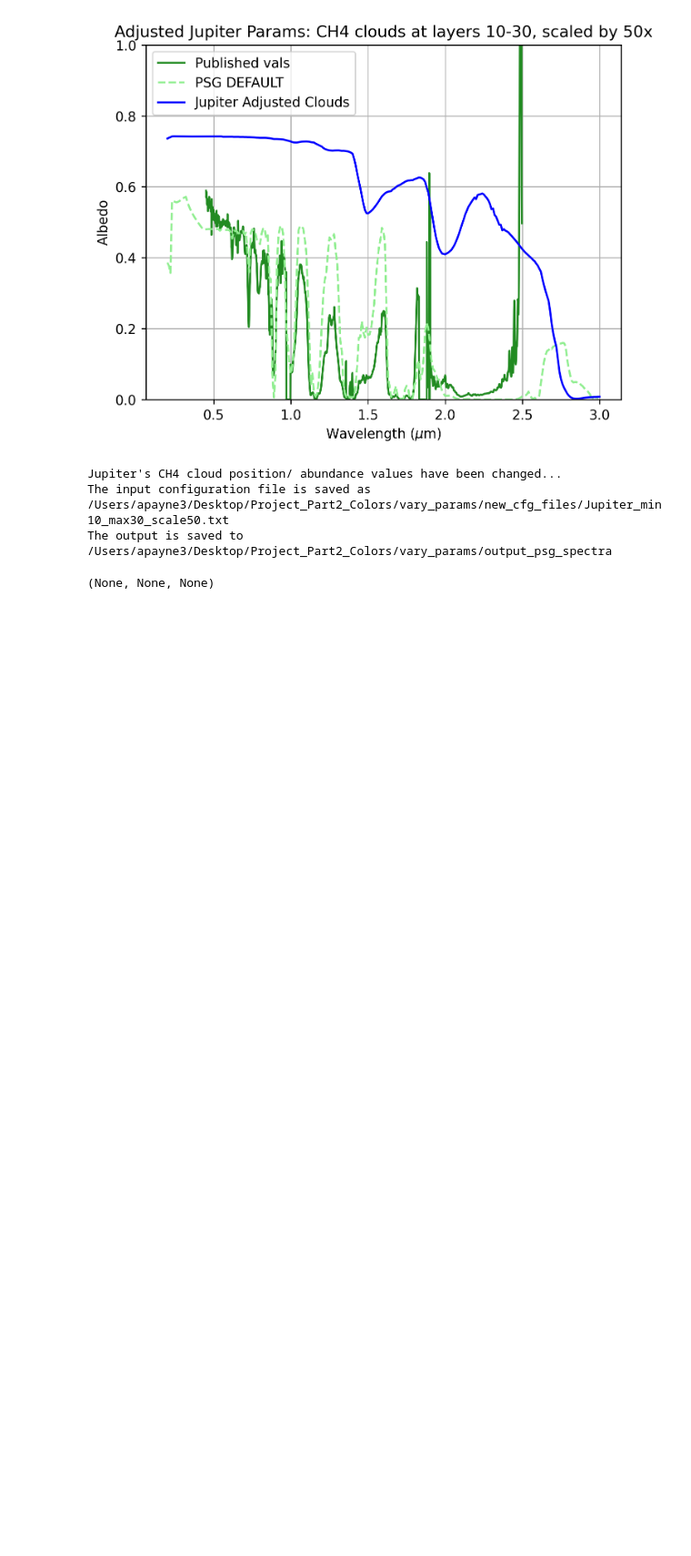
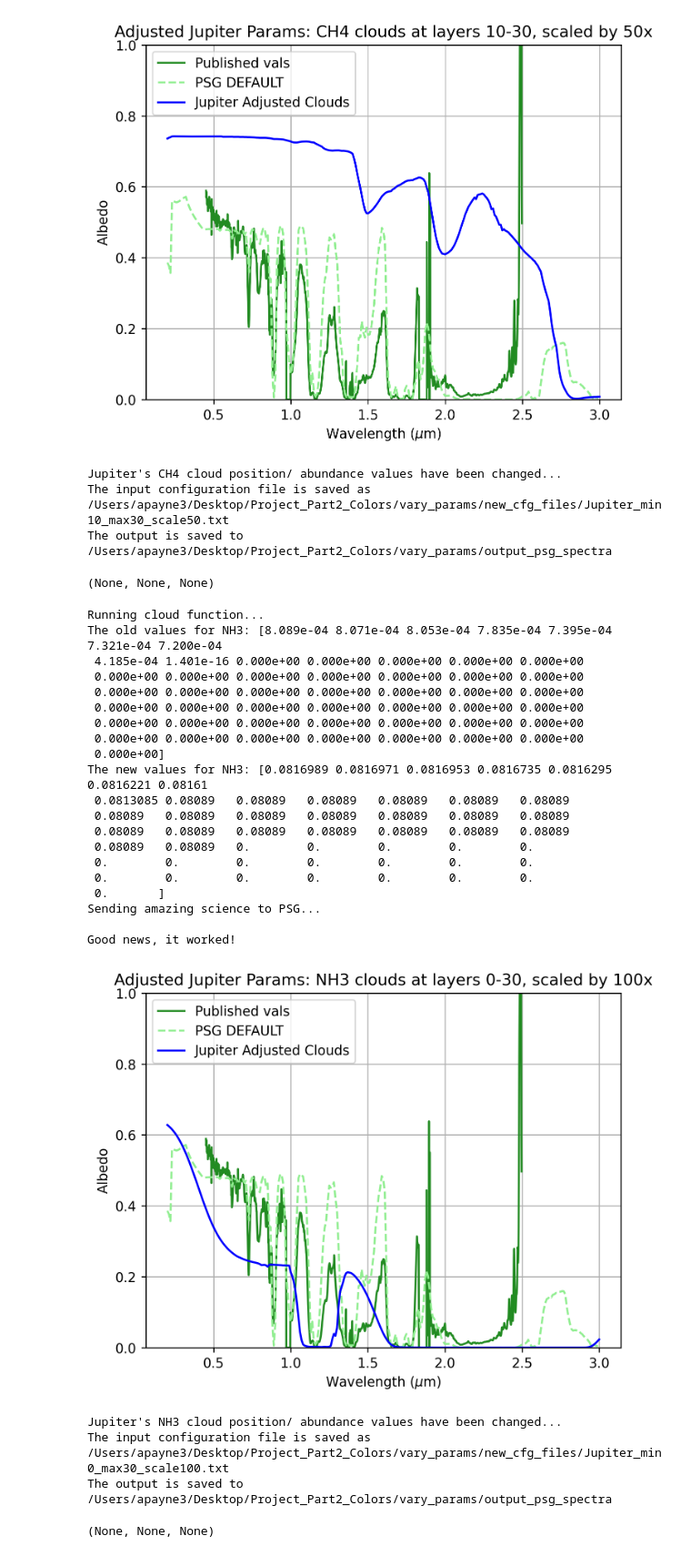
Before and after one commit to allypayne/SolarSystemSpectra, a Jupyter notebook: SpectrumTest.ipynb, the cells around one changed output. Shown at 91% size. Cells and saved outputs as stored; diff of their text form; code cells hidden in the pictures; blank space fills up the shorter version.

```diff
--- a/SpectrumTest.ipynb
+++ b/SpectrumTest.ipynb
@@ -118,3 +144,31 @@ Jupiter's CH4 cloud position/ abundance values have been changed...
 The input configuration file is saved as /Users/apayne3/Desktop/Project_Part2_Colors/vary_params/new_cfg_files/Jupiter_min10_max30_scale50.txt
 The output is saved to /Users/apayne3/Desktop/Project_Part2_Colors/vary_params/output_psg_spectra
 (None, None, None)
+# %%
+psg.change_cloud_height_psgspectrum(absorber='NH3', scale_abun=100, min_level=0, max_level=30)
+# %% [output]
+Running cloud function...
+The old values for NH3: [8.089e-04 8.071e-04 8.053e-04 7.835e-04 7.395e-04 7.321e-04 7.200e-04
+ 4.185e-04 1.401e-16 0.000e+00 0.000e+00 0.000e+00 0.000e+00 0.000e+00
+ 0.000e+00 0.000e+00 0.000e+00 0.000e+00 0.000e+00 0.000e+00 0.000e+00
+ 0.000e+00 0.000e+00 0.000e+00 0.000e+00 0.000e+00 0.000e+00 0.000e+00
+ 0.000e+00 0.000e+00 0.000e+00 0.000e+00 0.000e+00 0.000e+00 0.000e+00
+ 0.000e+00 0.000e+00 0.000e+00 0.000e+00 0.000e+00 0.000e+00 0.000e+00
+ 0.000e+00 0.000e+00 0.000e+00 0.000e+00 0.000e+00 0.000e+00 0.000e+00
+ 0.000e+00]
+The new values for NH3: [0.0816989 0.0816971 0.0816953 0.0816735 0.0816295 0.0816221 0.08161
+ 0.0813085 0.08089   0.08089   0.08089   0.08089   0.08089   0.08089
+ 0.08089   0.08089   0.08089   0.08089   0.08089   0.08089   0.08089
+ 0.08089   0.08089   0.08089   0.08089   0.08089   0.08089   0.08089
+ 0.08089   0.08089   0.        0.        0.        0.        0.
+ 0.        0.        0.        0.        0.        0.        0.
+ 0.        0.        0.        0.        0.        0.        0.
+ 0.       ]
+Sending amazing science to PSG...
+
+Good news, it worked!
+[figure, added]
+Jupiter's NH3 cloud position/ abundance values have been changed...
+The input configuration file is saved as /Users/apayne3/Desktop/Project_Part2_Colors/vary_params/new_cfg_files/Jupiter_min0_max30_scale100.txt
+The output is saved to /Users/apayne3/Desktop/Project_Part2_Colors/vary_params/output_psg_spectra
+(None, None, None)
```
Also changed, not shown: parts of 10 cells of this notebook.
